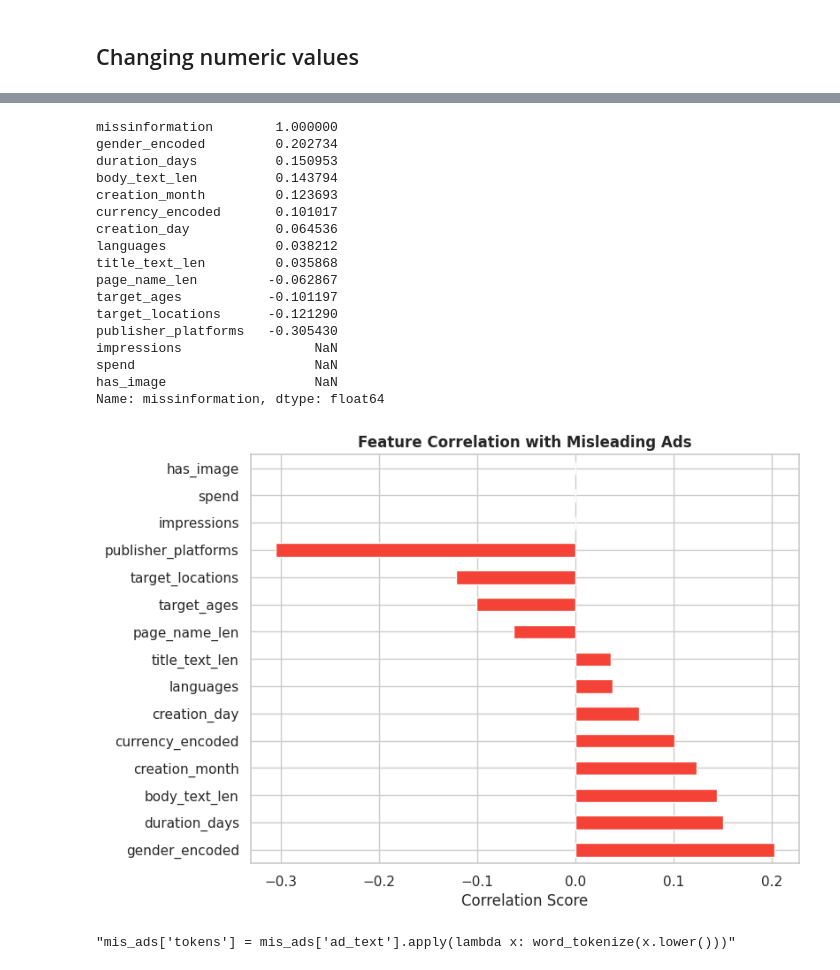
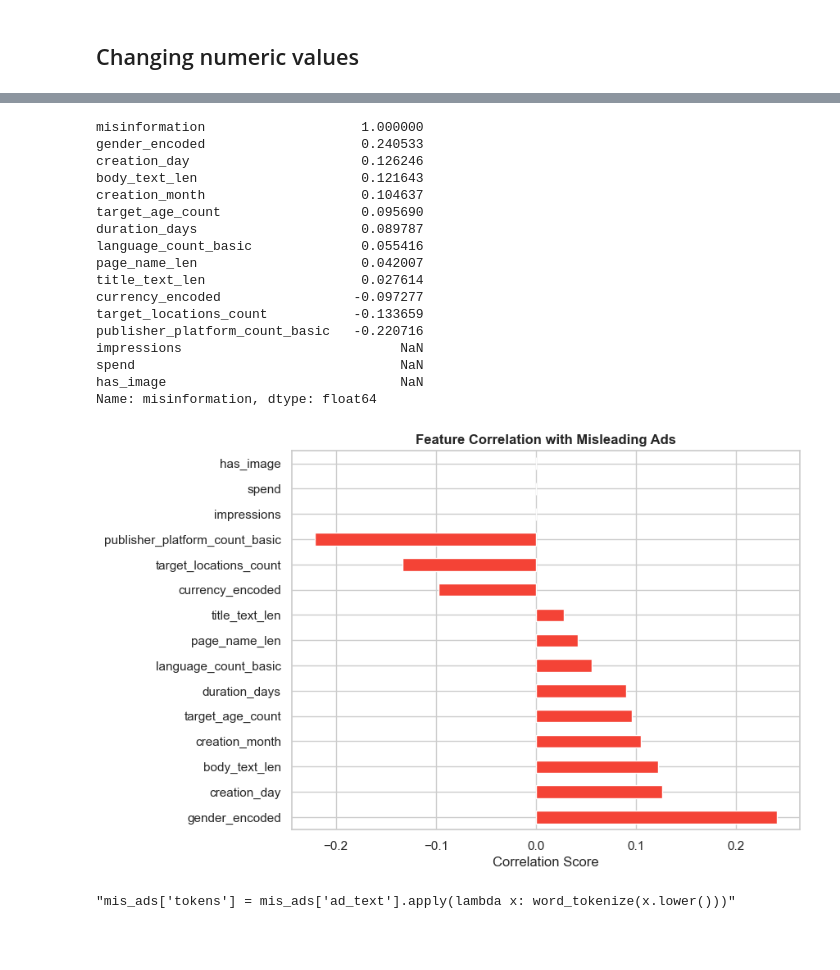
Before and after one commit to dateddy/mm_detect, a Jupyter notebook: notebooks/01_eda.ipynb, the cells around one changed output, grey strips where cells are left out. Drawn from its saved outputs; the diff is of its cells as text; code cells hidden in the pictures; blank space fills up the shorter version.

```diff
--- a/notebooks/01_eda.ipynb
+++ b/notebooks/01_eda.ipynb
@@ -104,12 +103,12 @@ Passing `palette` without assigning `hue` is deprecated and will be removed in v
 # %%
-df['publisher_platforms'] = df['publisher_platforms'].apply(ast.literal_eval)
-platform_df = df.explode('publisher_platforms')
+df['publisher_platforms'] = df['publisher_platforms'].apply(parse_literal_list)
+platform_df = df.explode('publisher_platforms').reset_index(drop=True)
 
 plt.figure(figsize=(8,5))
 
 ax = sns.countplot(data=platform_df,
                    x='publisher_platforms',
-                   hue='missinformation',
+                   hue='misinformation',
                    palette=palette)
 
 plt.title("Distribution of Advertisements by Platform", weight='bold')
@@ -273,7 +272,7 @@ plt.show()
 ## Changing numeric values
 # %%
 #PageNameFeature
-df['page_name_len'] = df['page_name'].astype(str).apply(len)
+df['page_name_len'] = text_len(df['page_name'])
 
 #DateFeatures
 df['ad_creation_time'] = pd.to_datetime(df['ad_creation_time'])
@@ -288,8 +287,8 @@ df['duration_days'] = (
 ).dt.days
 
 #text features
-df['body_text_len'] = df['ad_creative_bodies'].astype(str).apply(len)
-df['title_text_len'] = df['ad_creative_link_titles'].astype(str).apply(len)
+df['body_text_len'] = text_len(df['ad_creative_bodies'])
+df['title_text_len'] = text_len(df['ad_creative_link_titles'])
 
 #Currency
 df['currency_encoded'] = df['currency'].astype('category').cat.codes
@@ -300,10 +299,10 @@ df['spend'] = pd.to_numeric(df['spend'], errors='coerce')
 
 #Others
 df['gender_encoded'] = df['target_gender'].astype('category').cat.codes
-df['target_ages'] = df['target_ages'].apply(lambda x: len(ast.literal_eval(x)) if isinstance(x,str) else 0)
-df['target_locations'] = df['target_locations'].astype(str).apply(len)
-df['languages'] = df['languages'].astype(str).apply(len)
-df['publisher_platforms'] = df['publisher_platforms'].astype(str).apply(len)
+df['target_age_count'] = df['target_ages'].apply(lambda x: len(parse_literal_list(x)))
+df['target_locations_count'] = df['target_locations'].apply(lambda x: len(parse_literal_list(x)))
+df['language_count_basic'] = df['languages'].apply(lambda x: len(parse_literal_list(x)))
+df['publisher_platform_count_basic'] = df['publisher_platforms'].apply(lambda x: len(parse_literal_list(x)))
 df['has_image'] = df['ad_snapshot_url'].notna().astype(int)
 # %%
 feature_df = df[[
@@ -317,12 +316,12 @@ feature_df = df[[
 'impressions',
 'spend',
 'gender_encoded',
-'target_ages',
-'target_locations',
-'languages',
-'publisher_platforms',
+'target_age_count',
+'target_locations_count',
+'language_count_basic',
+'publisher_platform_count_basic',
 'has_image',
-'missinformation'
+'misinformation'
 ]]
 # %%
 import seaborn as sns
@@ -345,37 +344,37 @@ plt.show()
 # %%
-corr_target = feature_df.corr()['missinformation'].sort_values(ascending=False)
+corr_target = feature_df.corr()['misinformation'].sort_values(ascending=False)
 
 print(corr_target)
 # %% [output]
-missinformation        1.000000
-gender_encoded         0.202734
-duration_days          0.150953
-body_text_len          0.143794
-creation_month         0.123693
-currency_encoded       0.101017
-creation_day           0.064536
-languages              0.038212
-title_text_len         0.035868
-page_name_len         -0.062867
-target_ages           -0.101197
-target_locations      -0.121290
-publisher_platforms   -0.305430
-impressions                 NaN
-spend                       NaN
-has_image                   NaN
-Name: missinformation, dtype: float64
+misinformation                    1.000000
+gender_encoded                    0.240533
+creation_day                      0.126246
+body_text_len                     0.121643
+creation_month                    0.104637
+target_age_count                  0.095690
+duration_days                     0.089787
+language_count_basic              0.055416
+page_name_len                     0.042007
+title_text_len                    0.027614
+currency_encoded                 -0.097277
+target_locations_count           -0.133659
+publisher_platform_count_basic   -0.220716
+impressions                            NaN
+spend                                  NaN
+has_image                              NaN
+Name: misinformation, dtype: float64
 # %%
-corr_target.drop('missinformation').plot(
+corr_target.drop('misinformation').plot(
     kind='barh',
     figsize=(8,6),
     color='#F44336'
 )
 
 plt.title("Feature Correlation with Misleading Ads", weight='bold')
 plt.xlabel("Correlation Score")
 
 plt.show()
 # %% [output]
-[figure, old version]
+[figure, new version]
 # %%
 # convert string list to normal text
```
Also changed, not shown: parts of 30 cells of this notebook, 3 other files.
